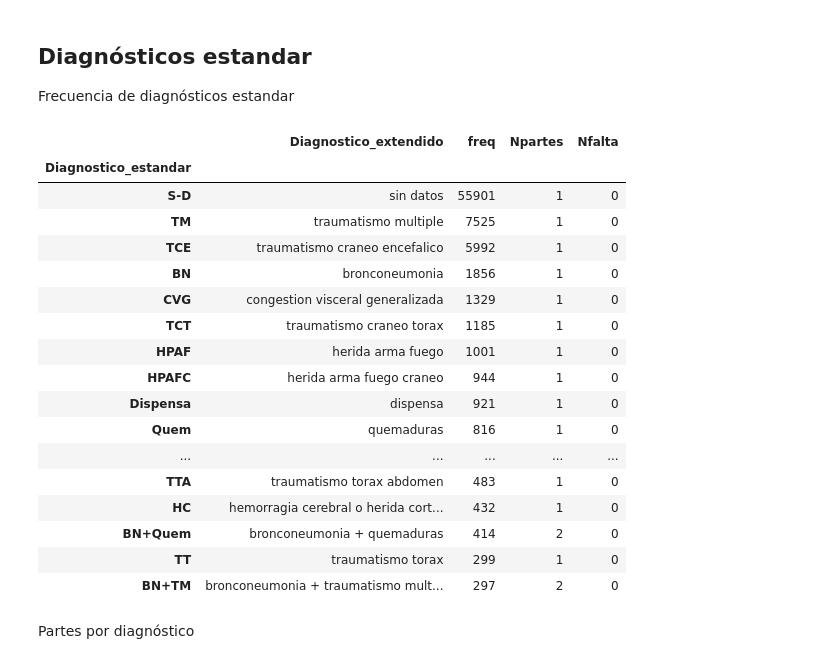
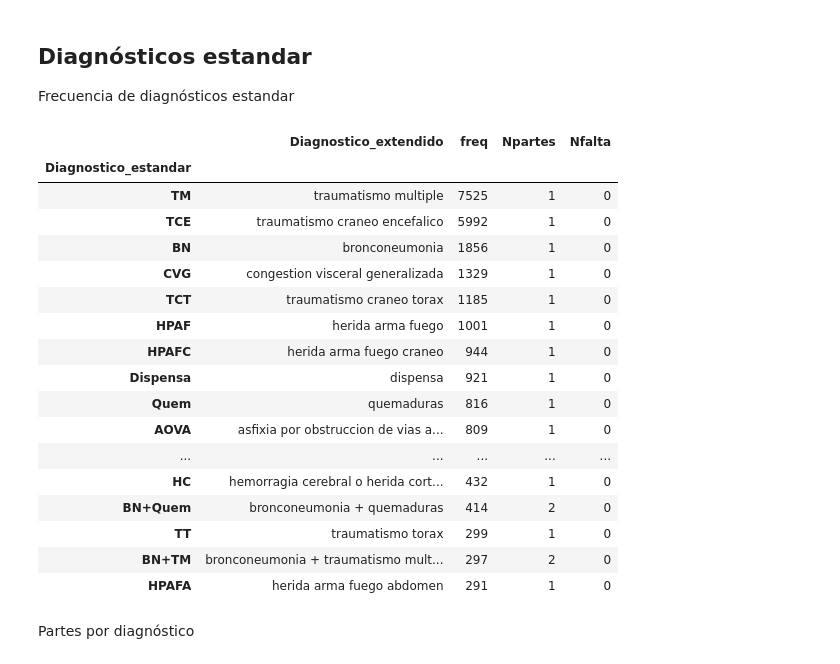
Before and after one commit to mar-esther23/SEMEFO_busqueda, a Jupyter notebook: HBO_analisis_diag.ipynb, the cells around one changed output. Cells and saved outputs as stored; diff of their text form; code cells hidden in the pictures.

```diff
--- a/HBO_analisis_diag.ipynb
+++ b/HBO_analisis_diag.ipynb
@@ -87,14 +88,14 @@ Frecuencia de diagnósticos estandar
 # %%
 df_cat = pd.read_excel('catalogos/cat_diag_sustitucion.xlsx')
 df_cat = df_cat.groupby('Diagnostico_estandar').agg(
                         {'Diagnostico_extendido':'first',
                         'freq':'sum', 'Npartes':'first', 'Nfalta':'first'}) \
                .sort_values('freq', ascending=False)
+df_cat = df_cat.drop('S-D')
 df_cat.head(25)
 # %% [output]
 |  | Diagnostico_extendido | freq | Npartes | Nfalta |
 | Diagnostico_estandar |  |  |  |  |
-| S-D | sin datos | 55901 | 1 | 0 |
 | TM | traumatismo multiple | 7525 | 1 | 0 |
 | TCE | traumatismo craneo encefalico | 5992 | 1 | 0 |
 | BN | bronconeumonia | 1856 | 1 | 0 |
@@ -104,12 +105,13 @@ df_cat.head(25)
 | HPAFC | herida arma fuego craneo | 944 | 1 | 0 |
 | Dispensa | dispensa | 921 | 1 | 0 |
 | Quem | quemaduras | 816 | 1 | 0 |
+| AOVA | asfixia por obstruccion de vias a... | 809 | 1 | 0 |
 | ... | ... | ... | ... | ... |
-| TTA | traumatismo torax abdomen | 483 | 1 | 0 |
 | HC | hemorragia cerebral o herida cort... | 432 | 1 | 0 |
 | BN+Quem | bronconeumonia + quemaduras | 414 | 2 | 0 |
 | TT | traumatismo torax | 299 | 1 | 0 |
 | BN+TM | bronconeumonia + traumatismo mult... | 297 | 2 | 0 |
+| HPAFA | herida arma fuego abdomen | 291 | 1 | 0 |
 # %% [markdown]
 Partes por diagnóstico
 # %%
```
Also changed, not shown: parts of 21 cells of this notebook, 4 other files.
